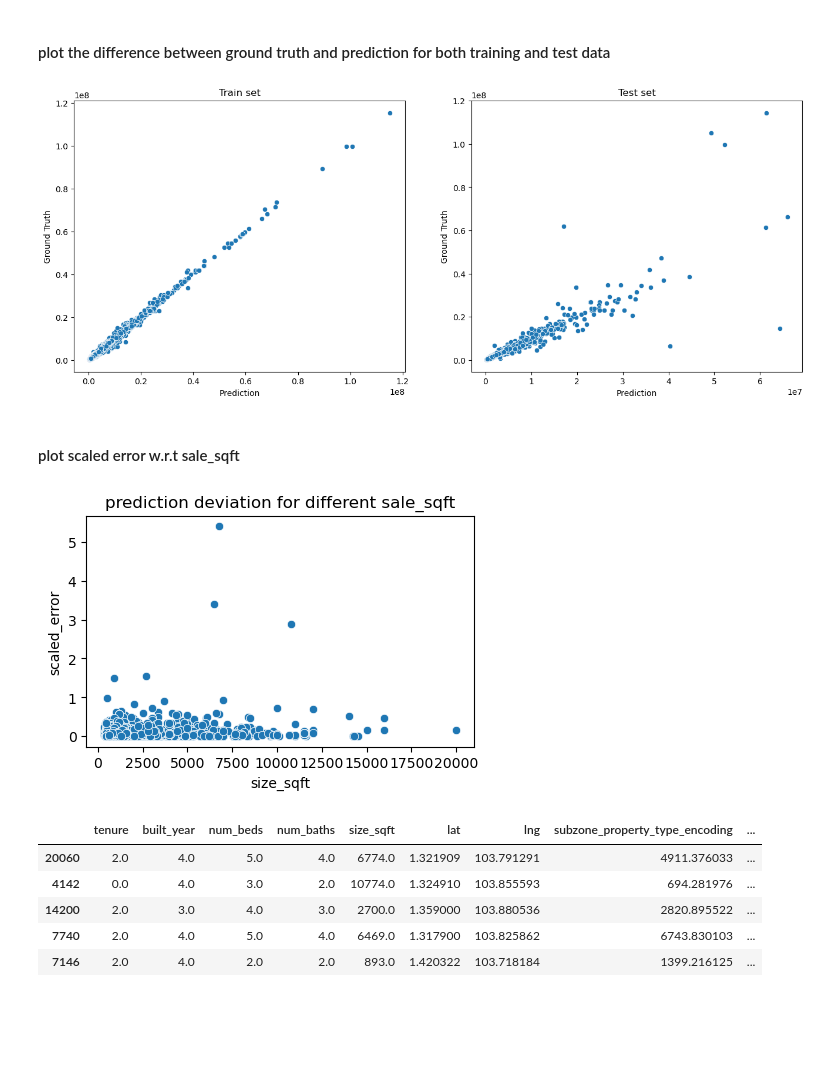
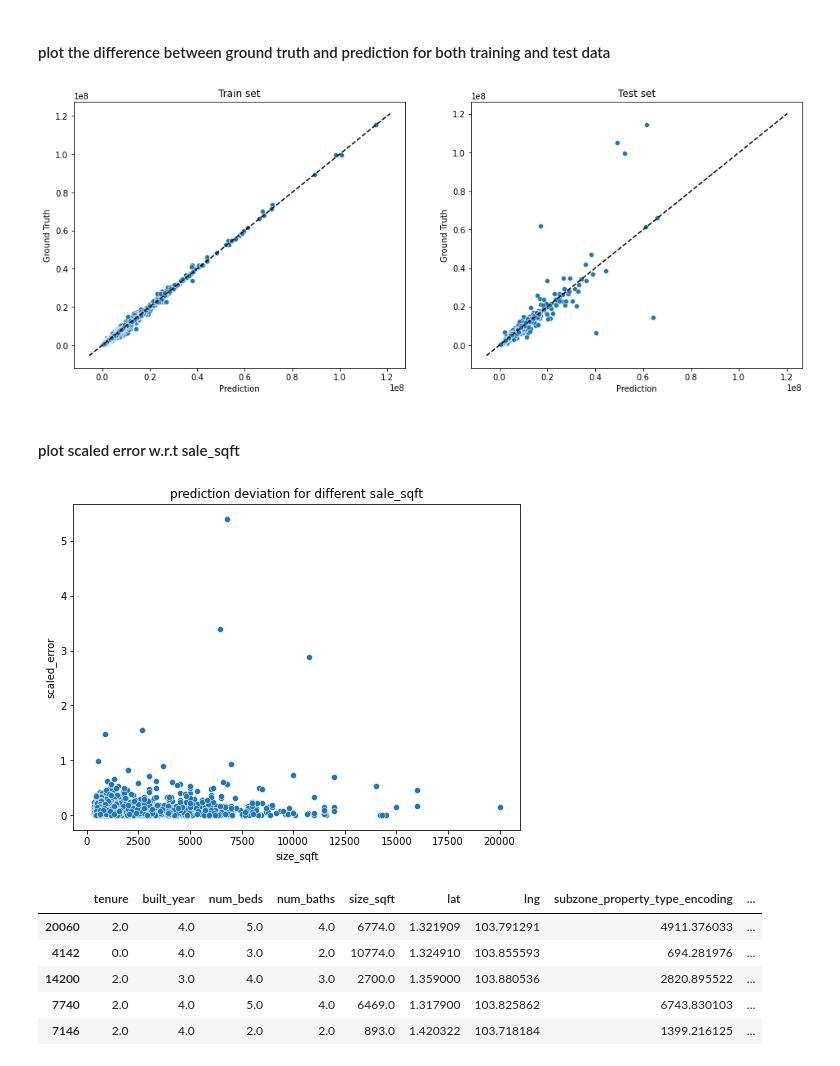
Before and after one commit to PigeonPhobia/no-bylan-regressor, a Jupyter notebook: xgboost_model_prediction.ipynb, the cells around one changed output. Saved outputs shown, nothing was run; the diff lists cells and outputs as text; code cells hidden in the pictures; blank space fills up the shorter version.

```diff
--- a/xgboost_model_prediction.ipynb
+++ b/xgboost_model_prediction.ipynb
@@ -446,6 +418,8 @@ fig, ax = plt.subplots(1, 2, figsize=(16, 6))
 
 sns.scatterplot(y_hat_train, y_train3, ax=ax[0])
 sns.scatterplot(y_hat_test, y_test3, ax=ax[1])
+ax[0].plot(ax[0].get_ylim(), ax[0].get_ylim(), ls='--', c='k')
+ax[1].plot(ax[1].get_ylim(), ax[1].get_ylim(), ls='--', c='k')
 ax[0].set_xlabel('Prediction')
 ax[0].set_ylabel('Ground Truth')
 
@@ -455,18 +429,21 @@ ax[1].set_ylabel('Ground Truth')
 ax[0].set_title('Train set')
 ax[1].set_title('Test set')
 
-plt.savefig('fitting performance for training and test data')
+plt.savefig(f'{current_path}/img/fitting performance for training and test data')
 # %% [output]
-[figure, old version]
+[figure, new version]
 # %% [markdown]
 #### plot scaled error w.r.t sale_sqft
 # %%
-plt.figure(figsize=(5,3))
-sns.scatterplot(data = X_test3, x = 'size_sqft', y='scaled_error')
+fig, ax = plt.subplots(1,1,figsize=(8,6))
+
+sns.scatterplot(data = X_test3, x = 'size_sqft', y='scaled_error', ax=ax)
 plt.title("prediction deviation for different sale_sqft")
-plt.savefig('prediction deviation for different sale_sqft')
+
+plt.savefig(f'{current_path}/img/prediction deviation for different sale_sqft')
+plt.show()
 # %% [output]
-[figure, old version]
+[figure, new version]
 # %%
 # prediction outliers
 X_test3.loc[X_test3['scaled_error']>1, :]
```
Also changed, not shown: parts of 12 cells of this notebook, 10 other files.
